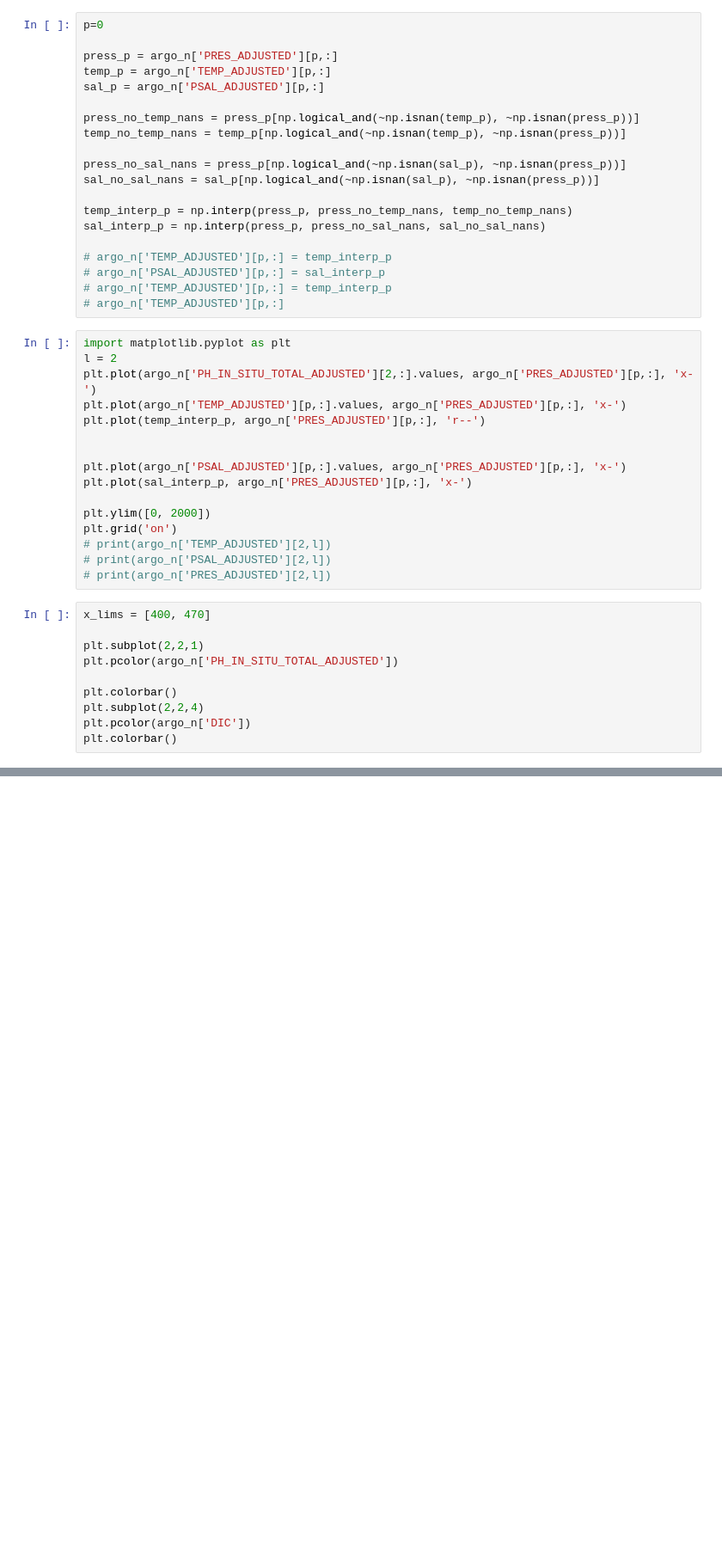
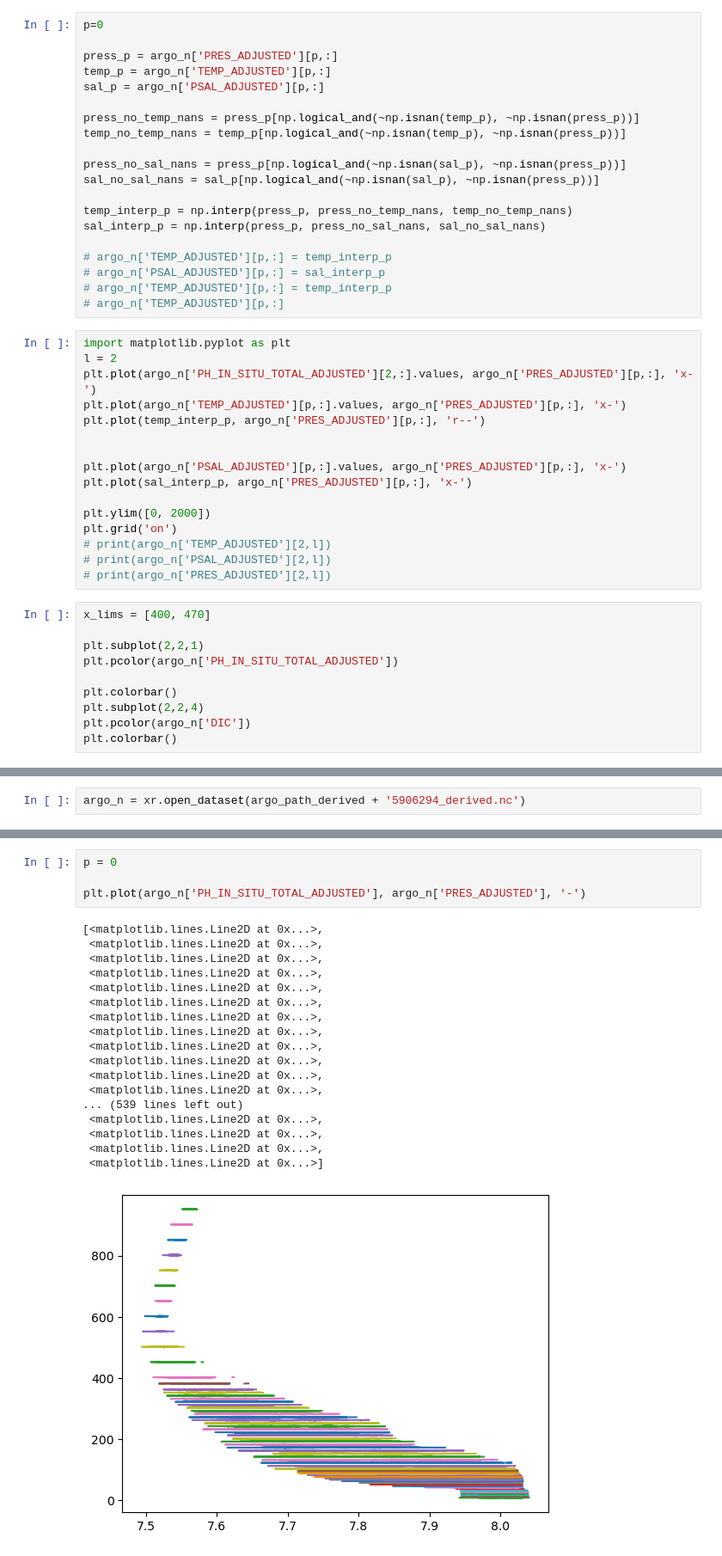
Before and after one commit to SethBushinsky/Float_oxygen_offset_GBC, a Jupyter notebook: 02_float_bgc_offsets_w_glodap.ipynb, the cells around one changed output, grey strips where cells are left out. Shown at 86% size. Drawn from its saved outputs; the diff is of its cells as text; blank space fills up the shorter version.

```diff
--- a/02_float_bgc_offsets_w_glodap.ipynb
+++ b/02_float_bgc_offsets_w_glodap.ipynb
@@ -886,0 +1089,2 @@ results['pH_total_out']
+# %%
+argo_n = xr.open_dataset(argo_path_derived + '5906294_derived.nc')
@@ -886,0 +1111,23 @@ results['pH_total_out']
+# %%
+p = 0
+
+plt.plot(argo_n['PH_IN_SITU_TOTAL_ADJUSTED'], argo_n['PRES_ADJUSTED'], '-')
+# %% [output]
+[<matplotlib.lines.Line2D at 0x...>,
+ <matplotlib.lines.Line2D at 0x...>,
+ <matplotlib.lines.Line2D at 0x...>,
+ <matplotlib.lines.Line2D at 0x...>,
+ <matplotlib.lines.Line2D at 0x...>,
+ <matplotlib.lines.Line2D at 0x...>,
+ <matplotlib.lines.Line2D at 0x...>,
+ <matplotlib.lines.Line2D at 0x...>,
+ <matplotlib.lines.Line2D at 0x...>,
+ <matplotlib.lines.Line2D at 0x...>,
+ <matplotlib.lines.Line2D at 0x...>,
+ <matplotlib.lines.Line2D at 0x...>,
+... (539 lines left out)
+ <matplotlib.lines.Line2D at 0x...>,
+ <matplotlib.lines.Line2D at 0x...>,
+ <matplotlib.lines.Line2D at 0x...>,
+ <matplotlib.lines.Line2D at 0x...>]
+[figure, added]
```
Also changed, not shown: parts of 18 cells of this notebook, 4 other files.
